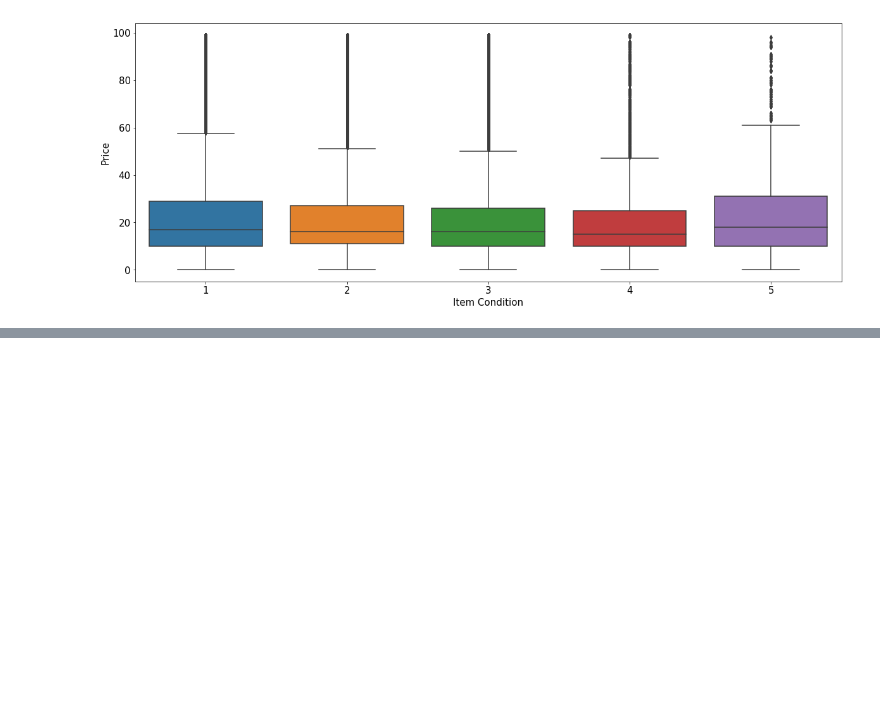
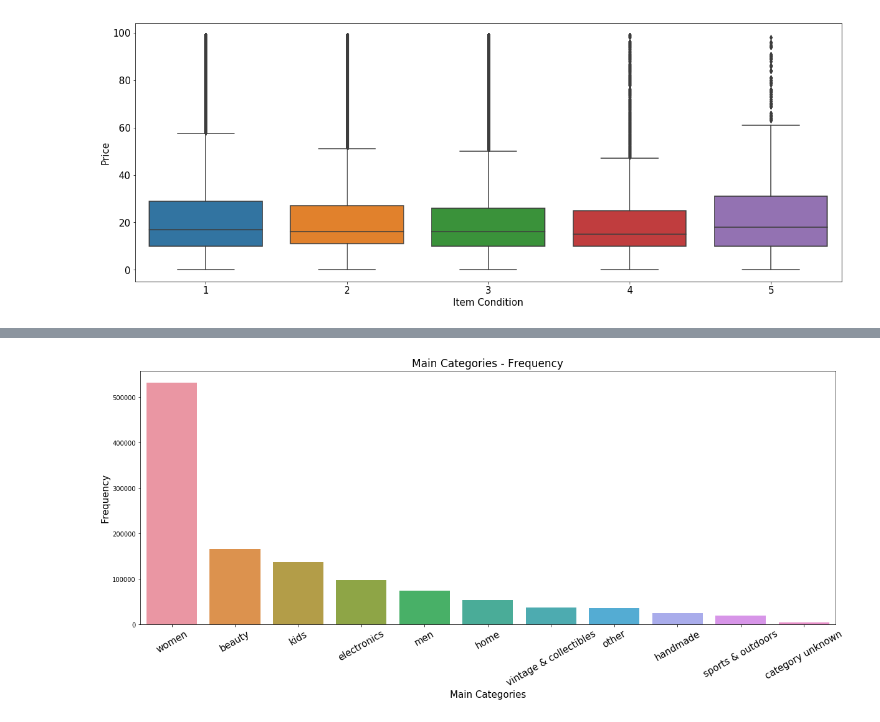
Before and after one commit to Sparrowan/Mercari-price-prediction, a Jupyter notebook: Mercari_Price_Prediction.ipynb, the cells around one changed output, grey strips where cells are left out. Saved outputs shown, nothing was run; the diff lists cells and outputs as text; code cells hidden in the pictures; blank space fills up the shorter version.

Commit message:
Part 3 Category name, Main Categories

```diff
--- a/Mercari_Price_Prediction.ipynb
+++ b/Mercari_Price_Prediction.ipynb
@@ -222,0 +288,24 @@ plt.show()
+# %%
+def lowercase_categorical_features_train(feature):
+    original_list = list(train[feature].values)
+    lower_case_list = []
+    for i in original_list:
+        j=i.lower()
+        lower_case_list.append(j)
+    return lower_case_list
+
+def lowercase_categorical_features_test(feature):
+    original_list = list(test[feature].values)
+    lower_case_list = []
+    for i in original_list:
+        j=i.lower()
+        lower_case_list.append(j)
+    return lower_case_list
+# %%
+train['subcat_1'] = lowercase_categorical_features_train('subcat_1')
+train['subcat_2'] = lowercase_categorical_features_train('subcat_2')
+train['main_cat'] = lowercase_categorical_features_train('main_cat')
+
+test['subcat_1'] = lowercase_categorical_features_test('subcat_1')
+test['subcat_2'] = lowercase_categorical_features_test('subcat_2')
+test['main_cat'] = lowercase_categorical_features_test('main_cat')
@@ -222,0 +337,10 @@ plt.show()
+# %%
+fig, ax = plt.subplots(figsize=(20,7.5))
+sns.countplot(train['main_cat'], ax=ax, order=(train['main_cat'].value_counts()).index)
+plt.xlabel('Main Categories', fontsize=15)
+plt.ylabel('Frequency', fontsize=15)
+plt.xticks(rotation=30, fontsize=15)
+plt.title('Main Categories - Frequency', fontsize=17)
+plt.show()
+# %% [output]
+[figure, added]
```
Also changed, not shown: parts of 12 cells of this notebook.
